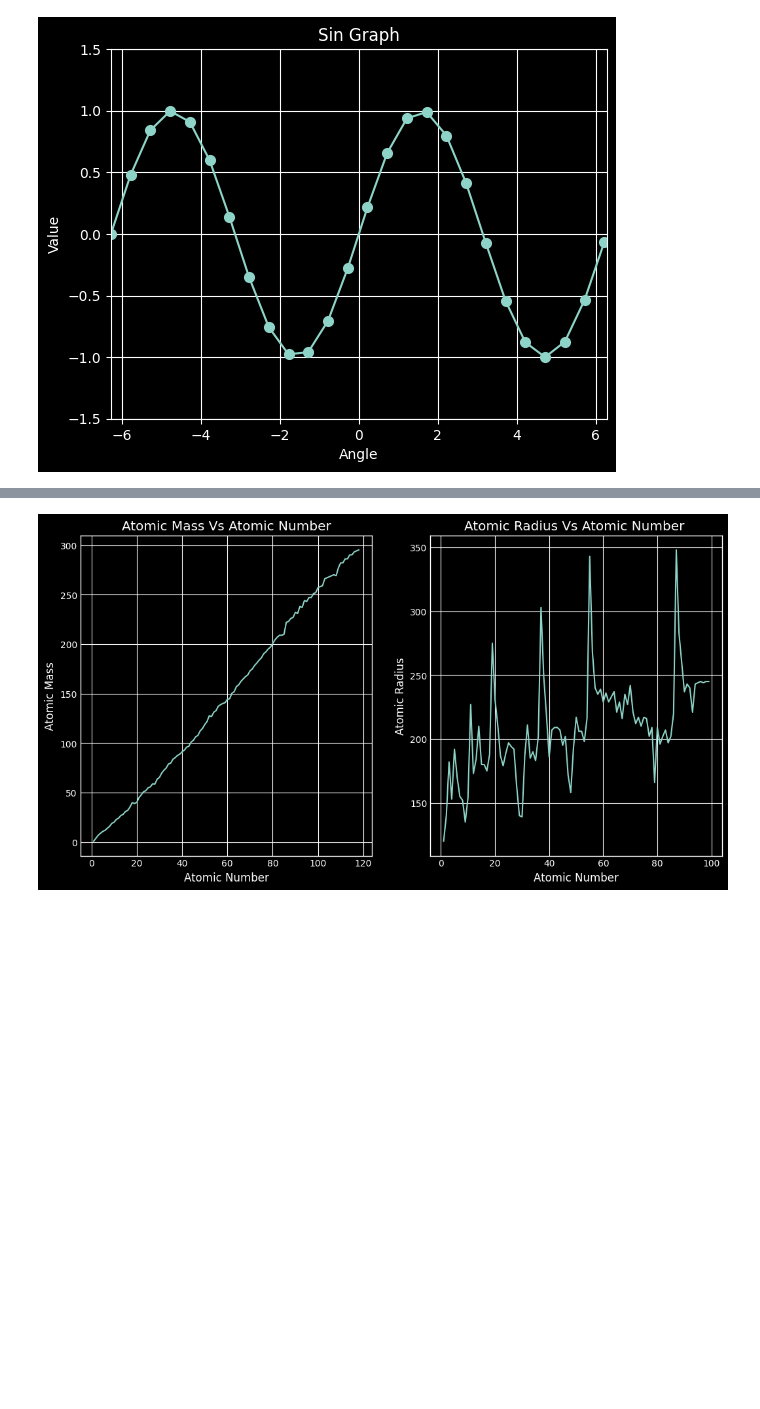
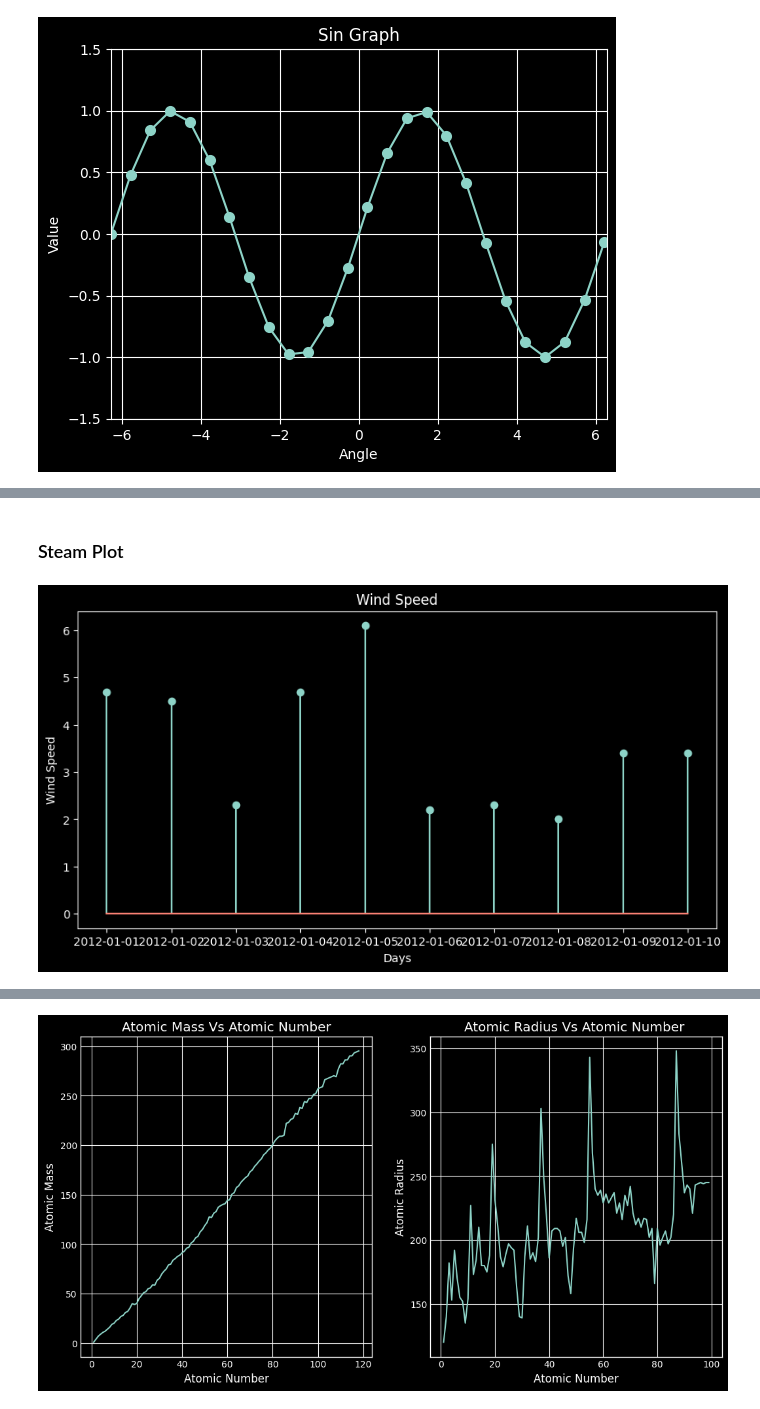
Before and after one commit to jsdhami/Python-For-Research, a Jupyter notebook: Matplotlib.ipynb, the cells around one changed output, grey strips where cells are left out. Cells and saved outputs as stored; diff of their text form; code cells hidden in the pictures; blank space fills up the shorter version.

```diff
--- a/Matplotlib.ipynb
+++ b/Matplotlib.ipynb
@@ -199,0 +252,20 @@ plt.show()
+# %% [markdown]
+### Steam Plot
+# %%
+weather_F = weather_dF.head(10)
+wind = weather_F['wind']
+date = weather_F['date']
+# plot
+
+fig, ax = plt.subplots()
+fig.set_size_inches(10, 5)
+ax.stem(date, wind)
+
+# labeling
+ax.set_title('Wind Speed')
+ax.set_xlabel('Days')
+ax.set_ylabel('Wind Speed')
+
+plt.show()
+# %% [output]
+[figure, added]
```
Also changed, not shown: parts of 21 cells of this notebook.
